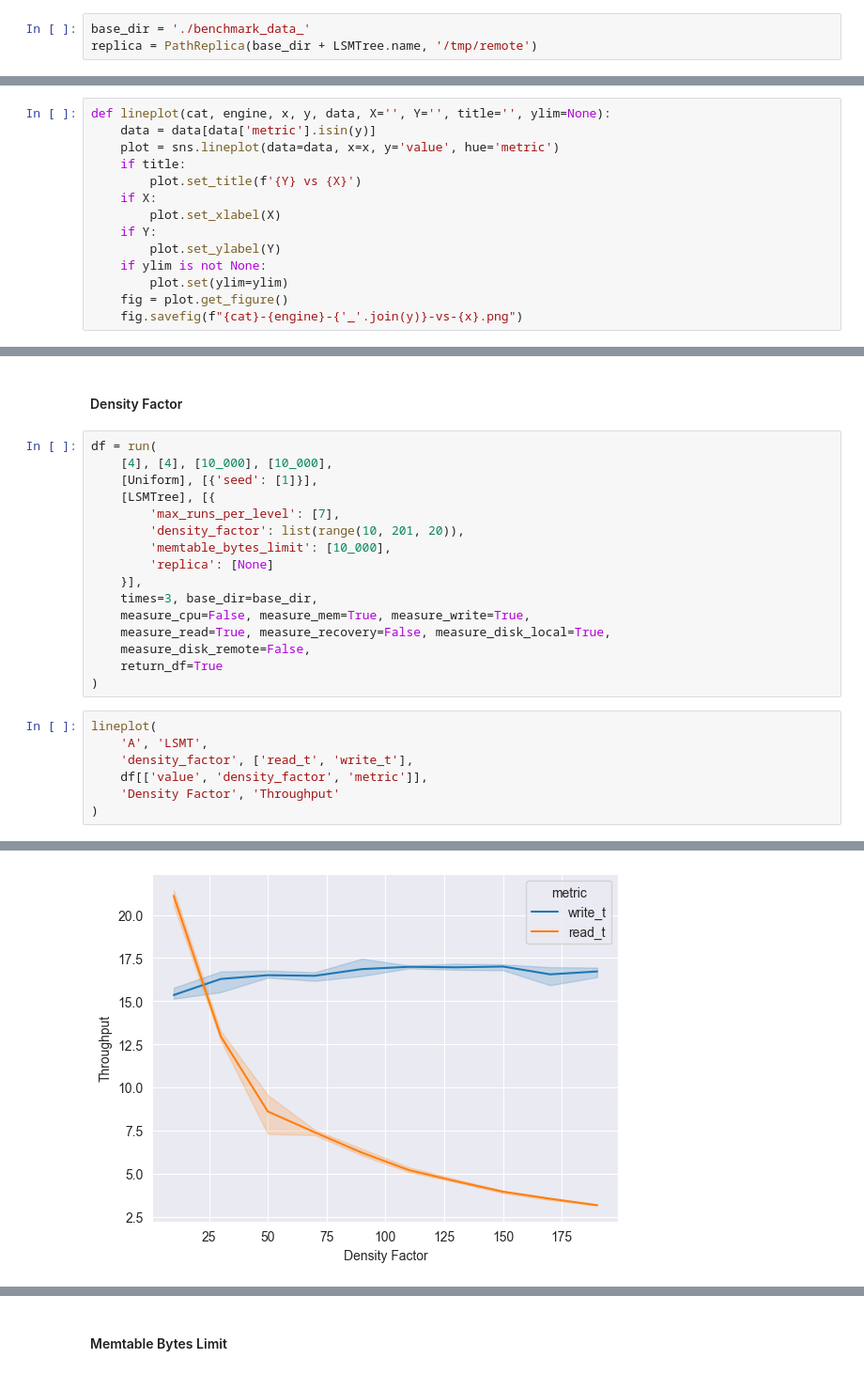
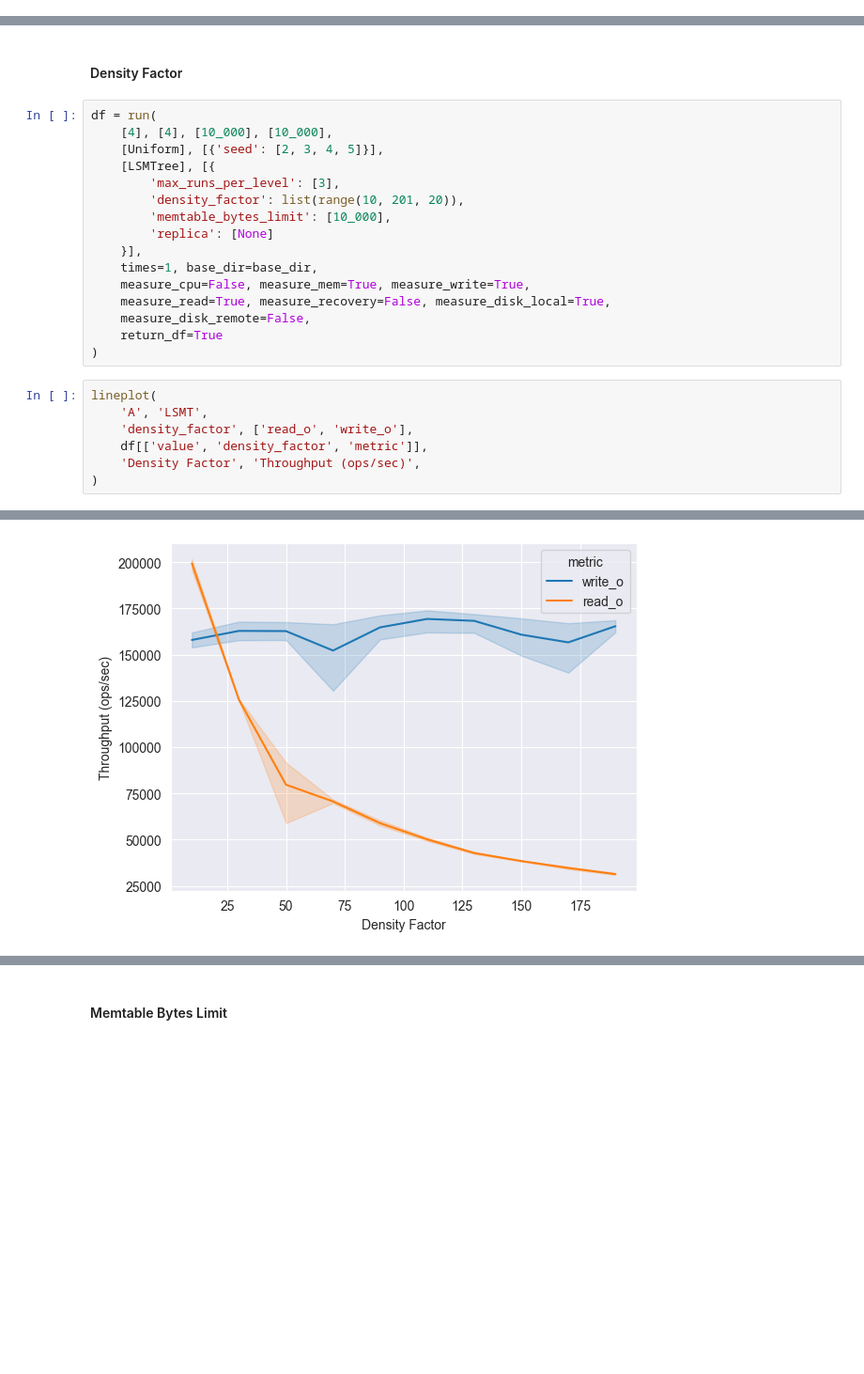
Before and after one commit to nikosgavalas/tud-thesis, a Jupyter notebook: benchmarks/exp_A.ipynb, the cells around one changed output, grey strips where cells are left out. Shown at 94% size. Drawn from its saved outputs; the diff is of its cells as text; blank space fills up the shorter version.

```diff
--- a/benchmarks/exp_A.ipynb
+++ b/benchmarks/exp_A.ipynb
@@ -8,9 +7,6 @@ from kevo import LSMTree, AppendLog, HybridLog, MemOnly, PathReplica
 # A
 
 ### LSMT
-# %%
-base_dir = './benchmark_data_'
-replica = PathReplica(base_dir + LSMTree.name, '/tmp/remote')
 # %% [markdown]
 #### Max Runs Per Level
 # %%
@@ -31,18 +23,4 @@ df = run(
 )
-# %%
-def lineplot(cat, engine, x, y, data, X='', Y='', title='', ylim=None):
-    data = data[data['metric'].isin(y)]
-    plot = sns.lineplot(data=data, x=x, y='value', hue='metric')
-    if title:
-        plot.set_title(f'{Y} vs {X}')
-    if X:
-        plot.set_xlabel(X)
-    if Y:
-        plot.set_ylabel(Y)
-    if ylim is not None:
-        plot.set(ylim=ylim)
-    fig = plot.get_figure()
-    fig.savefig(f"{cat}-{engine}-{'_'.join(y)}-vs-{x}.png")
 # %%
 lineplot(
     'A', 'LSMT',
@@ -77,14 +73,14 @@ lineplot(
 # %%
 df = run(
     [4], [4], [10_000], [10_000],
-    [Uniform], [{'seed': [1]}],
+    [Uniform], [{'seed': [2, 3, 4, 5]}],
     [LSMTree], [{
-        'max_runs_per_level': [7],
+        'max_runs_per_level': [3],
         'density_factor': list(range(10, 201, 20)),
         'memtable_bytes_limit': [10_000],
         'replica': [None]
     }],
-    times=3, base_dir=base_dir,
+    times=1, base_dir=base_dir,
     measure_cpu=False, measure_mem=True, measure_write=True,
     measure_read=True, measure_recovery=False, measure_disk_local=True,
     measure_disk_remote=False,
@@ -93,8 +89,8 @@ df = run(
 # %%
 lineplot(
     'A', 'LSMT',
-    'density_factor', ['read_t', 'write_t'],
+    'density_factor', ['read_o', 'write_o'],
     df[['value', 'density_factor', 'metric']],
-    'Density Factor', 'Throughput'
+    'Density Factor', 'Throughput (ops/sec)',
 )
 # %% [output]
@@ -101,4 +103,4 @@ lineplot(
-[figure, old version]
+[figure, new version]
 # %%
 lineplot(
     'A', 'LSMT',
```
Also changed, not shown: parts of 10 cells of this notebook, 9 other files.
